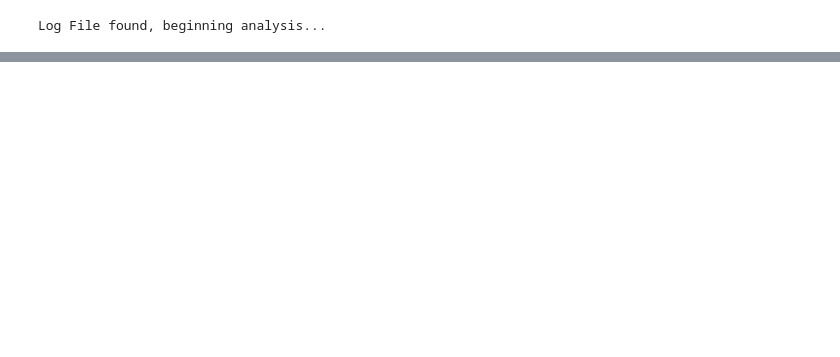
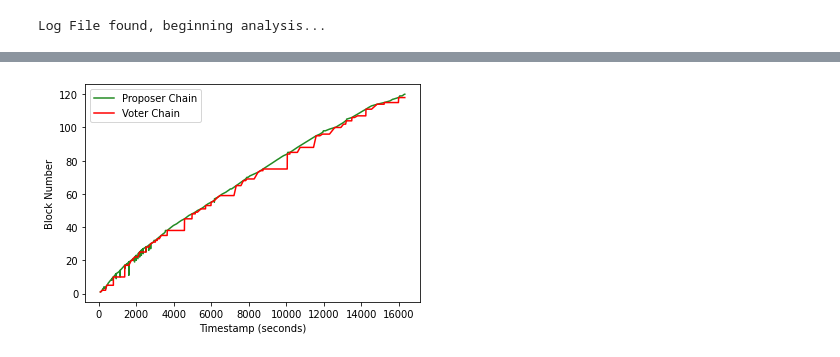
Before and after one commit to AtharvChandratre/PrismBenchmarkAnalyzer, a Jupyter notebook: analyzer.ipynb, the cells around one changed output, grey strips where cells are left out. Saved outputs shown, nothing was run; the diff lists cells and outputs as text; code cells hidden in the pictures; blank space fills up the shorter version.

```diff
--- a/analyzer.ipynb
+++ b/analyzer.ipynb
@@ -158,0 +193,14 @@ plt.show()
+# %%
+voterChainToSee = 42
+
+plt.plot(proposerBlocksCoordinates[1], proposerBlocksCoordinates[0], c ="forestgreen", label="Proposer Chain")
+plt.plot(voterChainsCoordinates[voterChainToSee][1], voterChainsCoordinates[voterChainToSee][0], c="red", label="Voter Chain")
+plt.legend(loc="upper left")
+
+
+# To show the plot
+plt.xlabel("Timestamp (seconds)")
+plt.ylabel("Block Number")
+plt.show()
+# %% [output]
+[figure, added]
```
Also changed, not shown: parts of 7 cells of this notebook.
